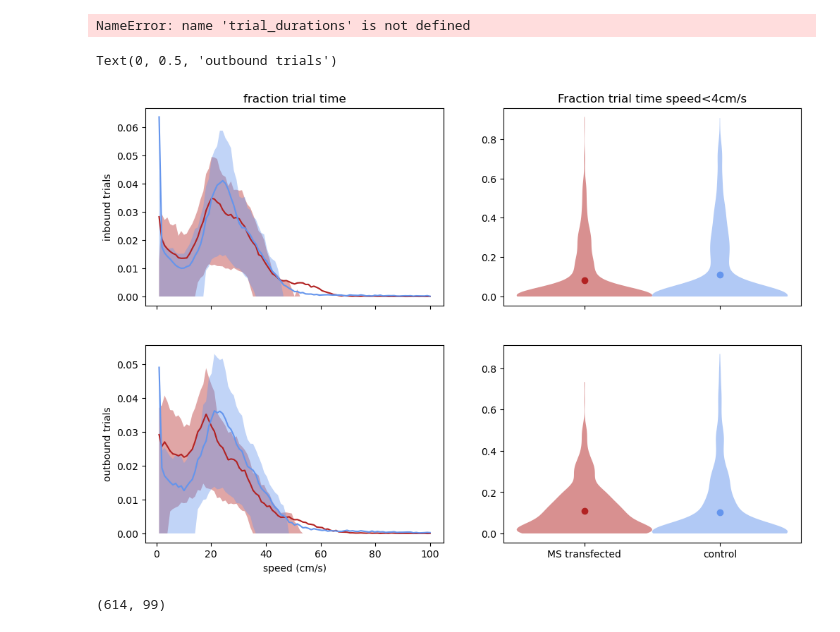
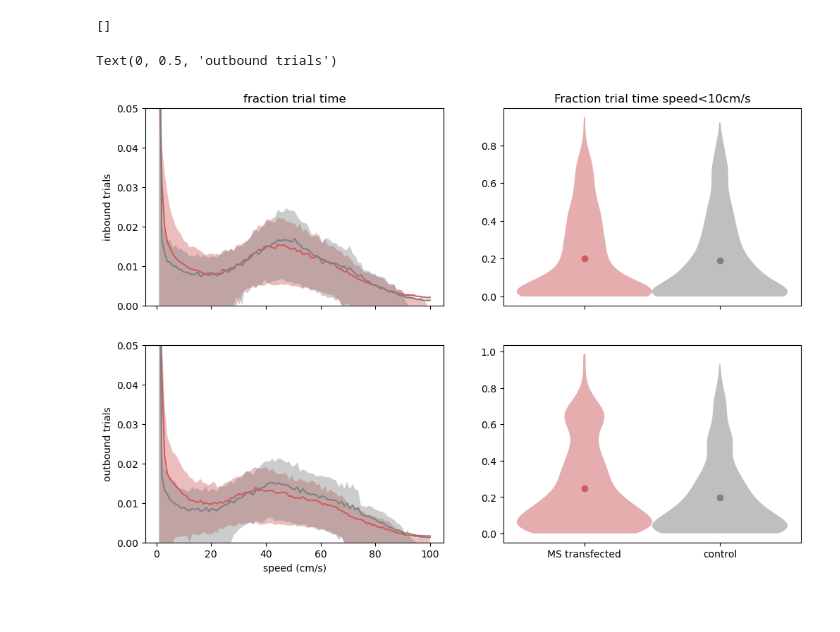
Before and after one commit to LorenFrankLab/ms_stim_analysis, a Jupyter notebook: Position/speed_distributions.ipynb, the cells around one changed output. Drawn from its saved outputs; the diff is of its cells as text; code cells hidden in the pictures.

Commit message:
update speed distribution notebook

```diff
--- a/Position/speed_distributions.ipynb
+++ b/Position/speed_distributions.ipynb
@@ -128,56 +101,52 @@ wtrack_limit 30.400000000000045
 # %%
-trial_durations
+# EpochIntervalListName() & key#{'nwb_file_name': 'Bilbo20230802_.nwb'}
+# travel_intervals
+filter_position_ports(key)
 # %% [output]
-NameError: name 'trial_durations' is not defined
+[]
 # %%
-root_condition = (opto_trial)#& ~inbound_trial)
-speed_thresh = 4
+root_condition = (opto_trial)#& ~inbound_trial
+speed_thresh = 10
+
 
 fig,ax_list = plt.subplots(ncols = 2,nrows=2,figsize=(12,8),sharex='col')
 for ii,trial_type in enumerate([inbound_trial,~inbound_trial]):
     base_condition = root_condition & trial_type
     ax = ax_list[ii]
-    for i,(filter,color) in enumerate(zip([transfected_trial,~transfected_trial],['firebrick','cornflowerblue'])):
+    for i,(filter,color) in enumerate(zip([transfected_trial,~transfected_trial],transfection_style.values())):
         condition = base_condition & filter
-        # velocity = np.concatenate(np.array(trial_velocities)[np.where(condition)[0]])
-        # velocity = velocity[~np.isnan(velocity)]
-        # val,bins = np.histogram(velocity,bins=np.linspace(0,200,100))
-        # val = val/val.sum()
-        # val = np.log10(val)
-        # plt.plot(bins[1:],val,c=color)
-        # plt.xlim(0,100)
         dist = []
         for velocity in np.array(trial_velocities)[np.where(condition)[0]]:
             velocity = velocity[~np.isnan(velocity)]
             val,bins = np.histogram(velocity,bins=np.linspace(0,100,100))
+            if not val.sum():
+                continue
             val = val/val.sum()
             dist.append(val)
         dist = np.array(dist)
         ax[0].plot(bins[1:],np.mean(dist,axis=0),c=color)
-        ax[0].fill_between(bins[1:],np.percentile(dist,25,axis=0),np.percentile(dist,75,axis=0),facecolor=color,alpha=.4)
-
+        ax[0].fill_between(bins[1:],np.nanpercentile(dist,25,axis=0),np.nanpercentile(dist,75,axis=0),facecolor=color,alpha=.4)
         #stationary time
         ind_stationary = np.where(bins<speed_thresh)[0]
-        stationary_fract = dist[:,ind_stationary].sum(axis=1)
+
+        stationary_fract = np.nansum(dist[:,ind_stationary],axis=1)
         violin = ax[1].violinplot(stationary_fract,positions=[i/2],
                    showmedians=False,showextrema=False,points=1000,)
         for pc in violin['bodies']:
             pc.set_facecolor(color)
             pc.set_alpha(.5)
         ax[1].scatter([i/2],np.mean(stationary_fract),color = color)
-
+        # break
+ax_list[0,0,].set_ylim(0,.05)
+ax_list[1,0,].set_ylim(0,.05)
 ax[0].set_xlabel("speed (cm/s)")
 ax_list[0,0].set_title("fraction trial time")
 ax[1].set_xticks([0.,.5])
 ax[1].set_xticklabels(["MS transfected","control"])
 ax_list[0,1].set_title(f"Fraction trial time speed<{speed_thresh}cm/s")
 
 ax_list[0,0].set_ylabel('inbound trials')
 ax_list[1,0].set_ylabel('outbound trials')
 # %% [output]
 Text(0, 0.5, 'outbound trials')
-[figure, old version]
+[figure, new version]
-# %%
-dist.shape
-# %% [output]
-(614, 99)
```
Also changed, not shown: parts of 5 cells of this notebook.
